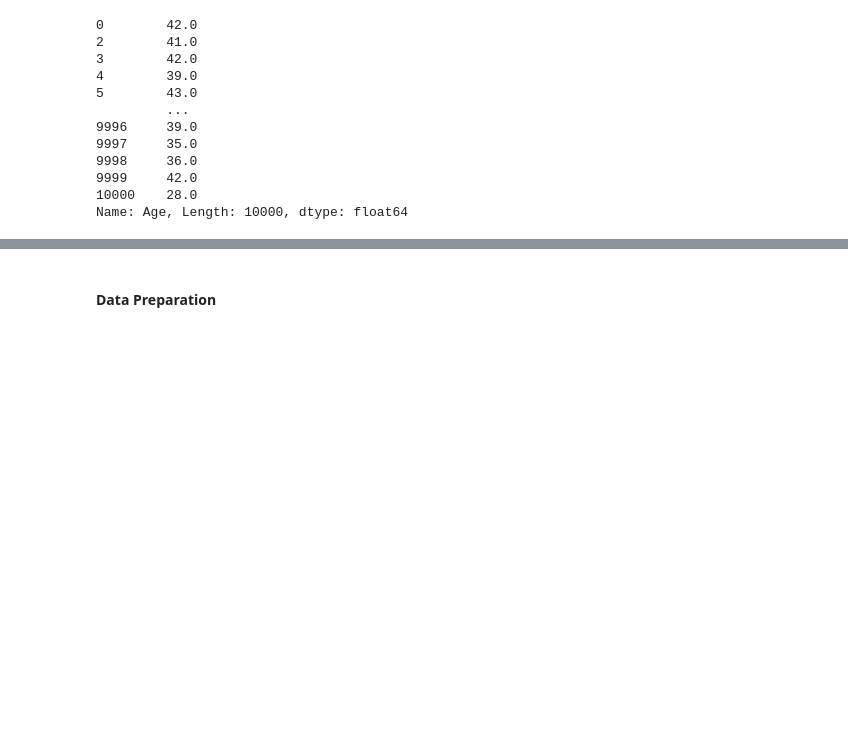
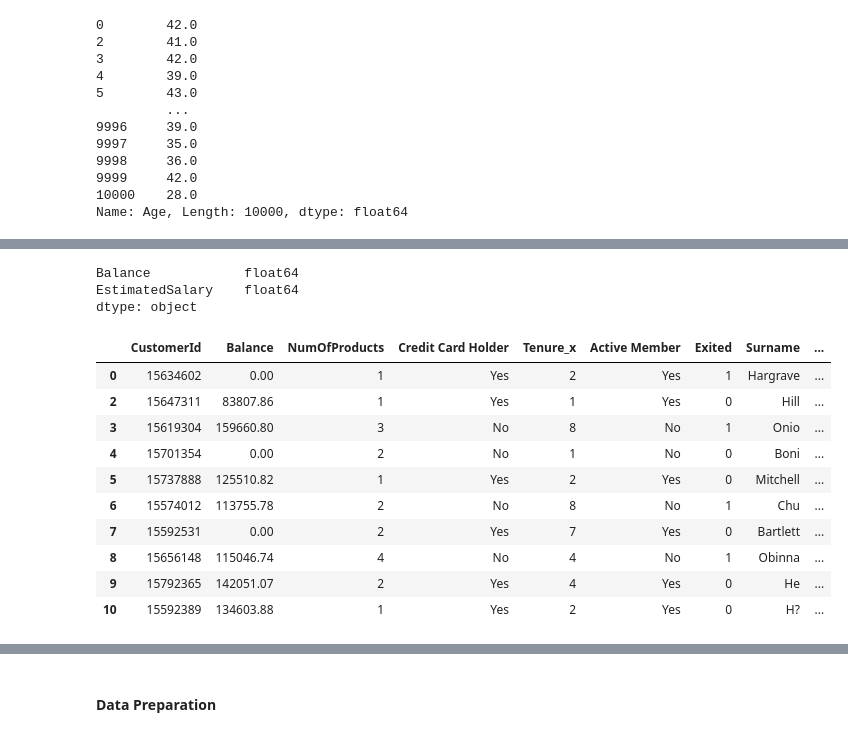
Before and after one commit to Aremo-Titilope/Bank-Customers-Analysis, a Jupyter notebook: Bank Customer Analysis.ipynb, the cells around one changed output, grey strips where cells are left out. Cells and saved outputs as stored; diff of their text form; code cells hidden in the pictures; blank space fills up the shorter version.

```diff
--- a/Bank Customer Analysis.ipynb
+++ b/Bank Customer Analysis.ipynb
@@ -307,0 +276,4 @@ comb_df.replace('French','France')
+# %%
+comb_df.drop(columns=["Tenure_y"], inplace=True)
+# %%
+comb_df["Balance"] = comb_df["Balance"].str.replace("€", "").str.replace(",", "").astype(float)
@@ -308 +282,21 @@ comb_df.replace('French','France')
+# %%
+comb_df[["Balance", "EstimatedSalary"]].dtypes
+# %% [output]
+Balance            float64
+EstimatedSalary    float64
+dtype: object
+# %%
+comb_df.head(10)
+# %% [output]
+|  | CustomerId | Balance | NumOfProducts | Credit Card Holder | Tenure_x | Active Member | Exited | Surname | ... |
+| 0 | 15634602 | 0.00 | 1 | Yes | 2 | Yes | 1 | Hargrave | ... |
+| 2 | 15647311 | 83807.86 | 1 | Yes | 1 | Yes | 0 | Hill | ... |
+| 3 | 15619304 | 159660.80 | 3 | No | 8 | No | 1 | Onio | ... |
+| 4 | 15701354 | 0.00 | 2 | No | 1 | No | 0 | Boni | ... |
+| 5 | 15737888 | 125510.82 | 1 | Yes | 2 | Yes | 0 | Mitchell | ... |
+| 6 | 15574012 | 113755.78 | 2 | No | 8 | No | 1 | Chu | ... |
+| 7 | 15592531 | 0.00 | 2 | Yes | 7 | Yes | 0 | Bartlett | ... |
+| 8 | 15656148 | 115046.74 | 4 | No | 4 | No | 1 | Obinna | ... |
+| 9 | 15792365 | 142051.07 | 2 | Yes | 4 | Yes | 0 | He | ... |
+| 10 | 15592389 | 134603.88 | 1 | Yes | 2 | Yes | 0 | H? | ... |
 # %%
```
Also changed, not shown: parts of 26 cells of this notebook, 1 other file.
